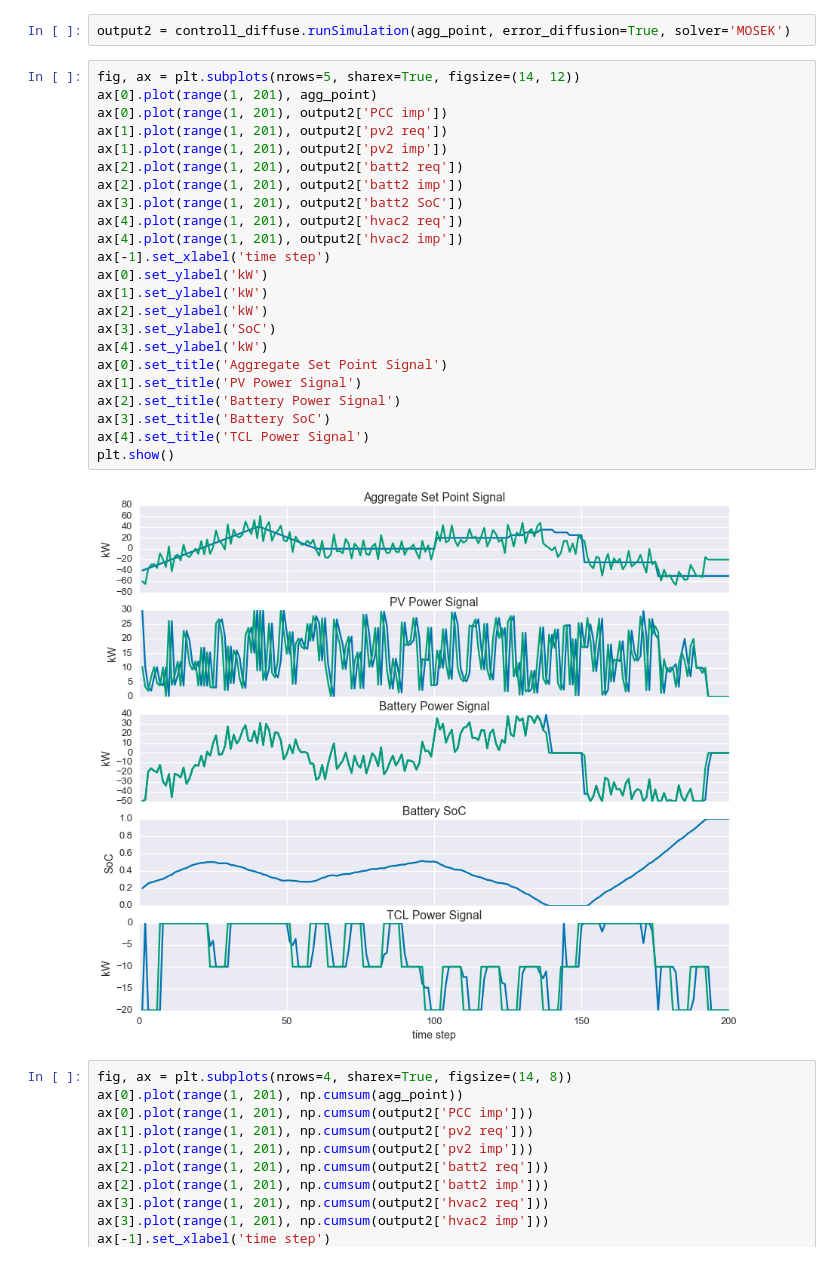
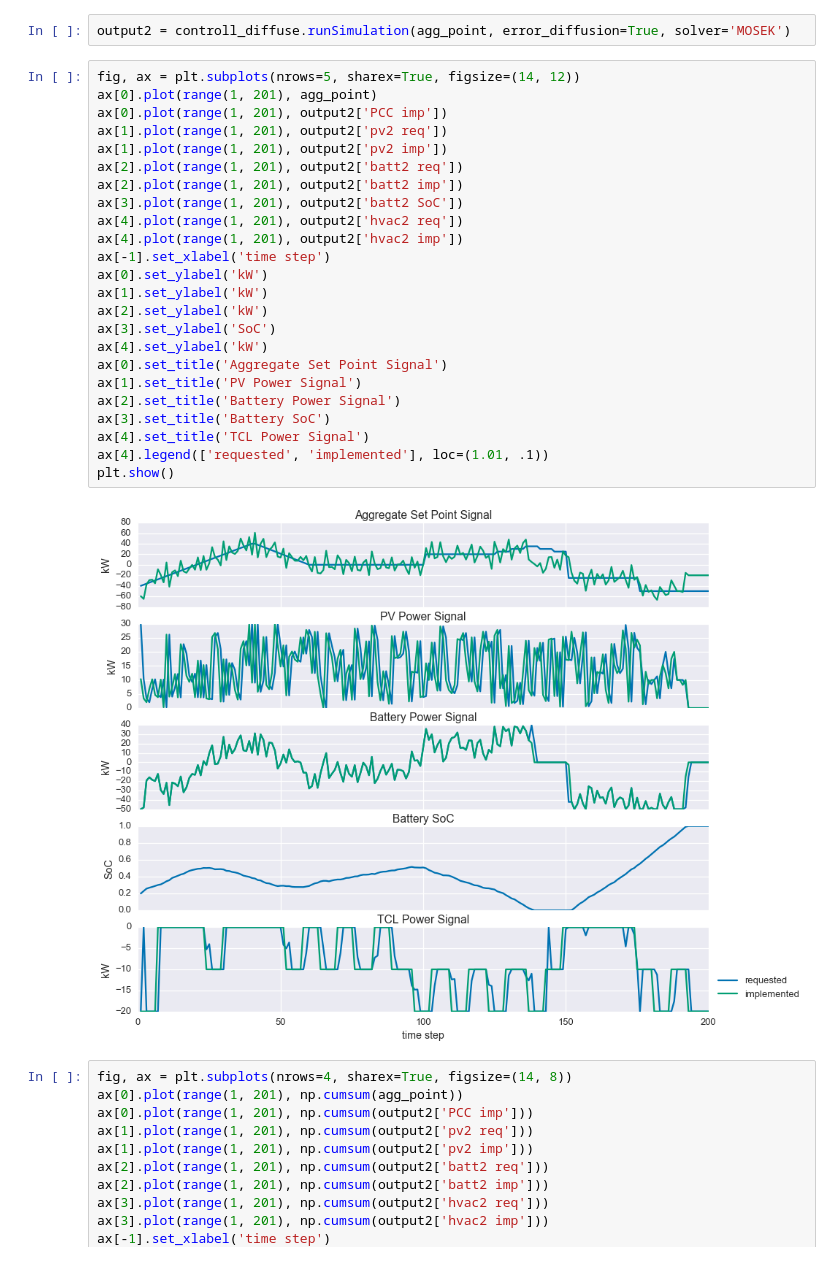
Before and after one commit to tnavidi1/EE364b_project, a Jupyter notebook: notebooks/PreliminaryMasterAlgorithmTest.ipynb, the cells around one changed output. Drawn from its saved outputs; the diff is of its cells as text.

Commit message:
fixed missing legend

```diff
--- a/notebooks/PreliminaryMasterAlgorithmTest.ipynb
+++ b/notebooks/PreliminaryMasterAlgorithmTest.ipynb
@@ -107,28 +107,29 @@ output2 = controll_diffuse.runSimulation(agg_point, error_diffusion=True, solver
 # %%
 fig, ax = plt.subplots(nrows=5, sharex=True, figsize=(14, 12))
 ax[0].plot(range(1, 201), agg_point)
 ax[0].plot(range(1, 201), output2['PCC imp'])
 ax[1].plot(range(1, 201), output2['pv2 req'])
 ax[1].plot(range(1, 201), output2['pv2 imp'])
 ax[2].plot(range(1, 201), output2['batt2 req'])
 ax[2].plot(range(1, 201), output2['batt2 imp'])
 ax[3].plot(range(1, 201), output2['batt2 SoC'])
 ax[4].plot(range(1, 201), output2['hvac2 req'])
 ax[4].plot(range(1, 201), output2['hvac2 imp'])
 ax[-1].set_xlabel('time step')
 ax[0].set_ylabel('kW')
 ax[1].set_ylabel('kW')
 ax[2].set_ylabel('kW')
 ax[3].set_ylabel('SoC')
 ax[4].set_ylabel('kW')
 ax[0].set_title('Aggregate Set Point Signal')
 ax[1].set_title('PV Power Signal')
 ax[2].set_title('Battery Power Signal')
 ax[3].set_title('Battery SoC')
 ax[4].set_title('TCL Power Signal')
+ax[4].legend(['requested', 'implemented'], loc=(1.01, .1))
 plt.show()
 # %% [output]
-[figure, old version]
+[figure, new version]
 # %%
 fig, ax = plt.subplots(nrows=4, sharex=True, figsize=(14, 8))
 ax[0].plot(range(1, 201), np.cumsum(agg_point))
```
